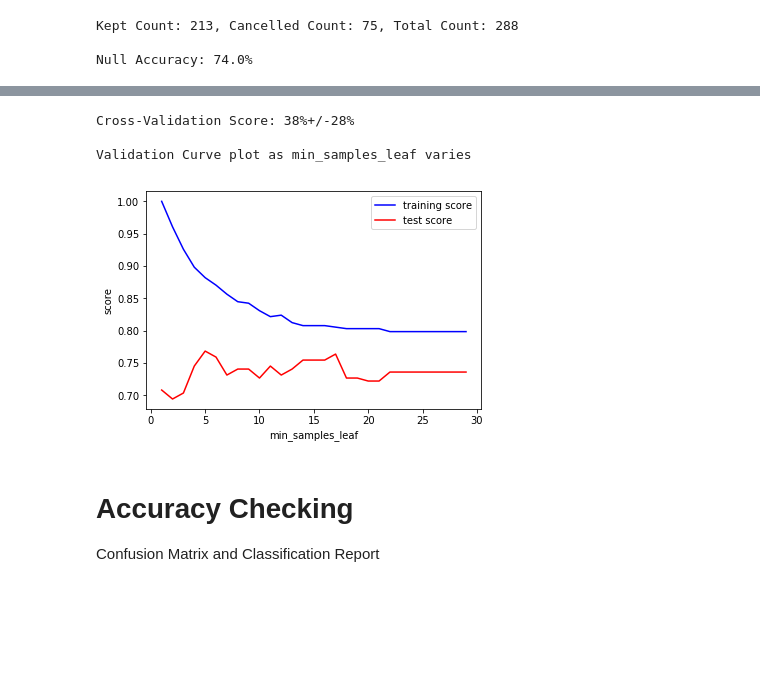
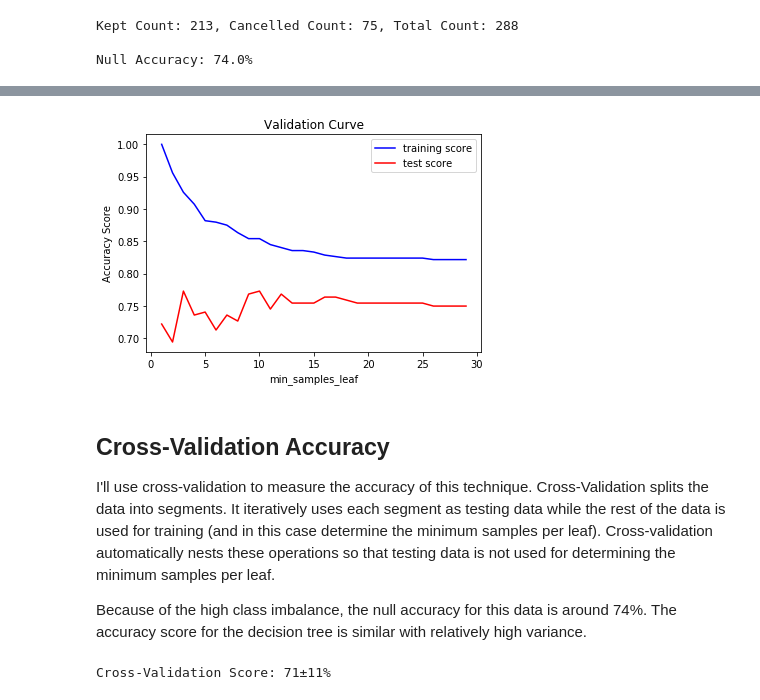
Before and after one commit to christopherpease/ComicSales, a Jupyter notebook: 2 Comic Book Cancellations - Machine Learning.ipynb, the cells around one changed output, grey strips where cells are left out. Cells and saved outputs as stored; diff of their text form; code cells hidden in the pictures; blank space fills up the shorter version.

Commit message:
Part 2
Small changes to part 1. Updated to include Part 2.

```diff
--- a/2 Comic Book Cancellations - Machine Learning.ipynb
+++ b/2 Comic Book Cancellations - Machine Learning.ipynb
@@ -89,31 +120,34 @@ def plotClassification2D(df, features, c, clf):
 # %%
-features = df.columns[~df.columns.isin(['Title','MaxIssue', 'Kept', 'UI', 'GI', 'CurrentTitle'])].values
+# Use all features except the obviuosly unimportant ones or the ones that include information about the classification
+features = df.columns[~df.columns.isin(['Title','MaxIssue', 'UI', 'GI', 'Kept', 'CurrentTitle'])].values
 X = df[features]
 y = df['Kept']
 
 # Vary the minimum numbers of samples in each leaf of the decision tree and find optimal value. Increasing this amount decreases variance.
-# Find the score from nested cross-validation and grid search
 clf = GridSearchCV(tree.DecisionTreeClassifier(), {'min_samples_leaf':np.arange(1,30)}, return_train_score=True)
-scores = cross_val_score(clf,X,y)
-print("Cross-Validation Score: {:.0%}+/-{:.0%}\n".format(scores.mean(), scores.std()))
 
 # Split data into test and train set
 X_train, X_test, y_train, y_test = train_test_split(X, y)
 clf.fit(X_train, y_train)
 
-print('Validation Curve plot as min_samples_leaf varies')
 plt.plot(clf.cv_results_['param_min_samples_leaf'], clf.cv_results_['mean_train_score'], color='blue', label='training score')
 plt.plot(clf.cv_results_['param_min_samples_leaf'], clf.cv_results_['mean_test_score'], color='red', label='test score')
 plt.legend(loc='best')
+plt.title('Validation Curve')
 plt.xlabel('min_samples_leaf')
-plt.ylabel('score')
+plt.ylabel('Accuracy Score')
 plt.show()
 # %% [output]
-Cross-Validation Score: 38%+/-28%
-
-Validation Curve plot as min_samples_leaf varies
-[figure, old version]
+[figure, new version]
-# %% [markdown]
-# Accuracy Checking
-
-Confusion Matrix and Classification Report
+# %% [markdown]
+## Cross-Validation Accuracy
+
+I'll use cross-validation to measure the accuracy of this technique. Cross-Validation splits the data into segments. It iteratively uses each segment as testing data while the rest of the data is used for training (and in this case determine the minimum samples per leaf). Cross-validation automatically nests these operations so that testing data is not used for determining the minimum samples per leaf.
+
+Because of the high class imbalance, the null accuracy for this data is around 74%. The accuracy score for the decision tree is similar with relatively high variance.
+# %%
+# Find the accuracy score from nested cross-validation and grid search
+scores = cross_val_score(clf,X,y, cv=10)
+print("Cross-Validation Score: {}\u00B1{:.0%}\n".format(int(100*scores.mean()), scores.std()))
+# %% [output]
+Cross-Validation Score: 71±11%
```
Also changed, not shown: parts of 88 cells of this notebook, 3 other files.
